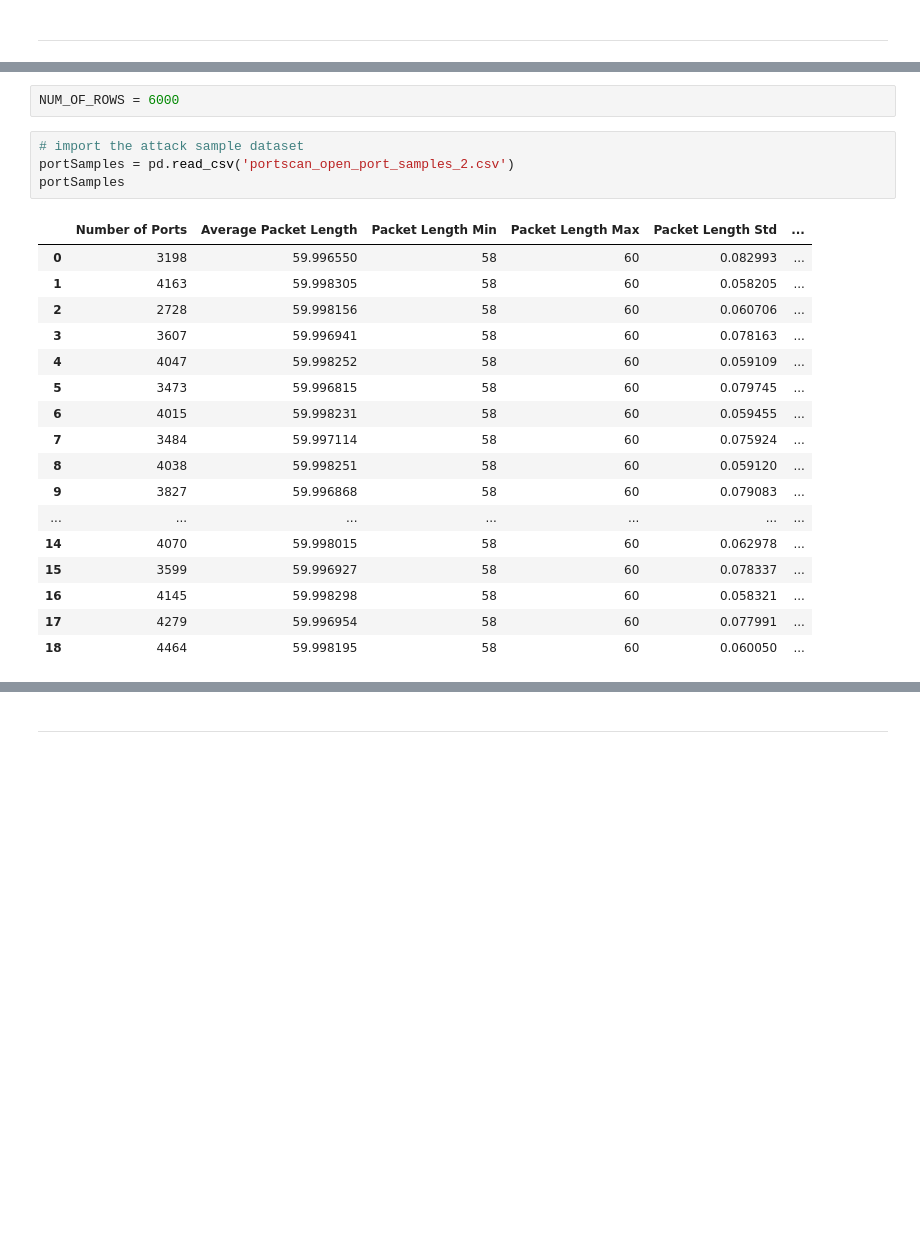
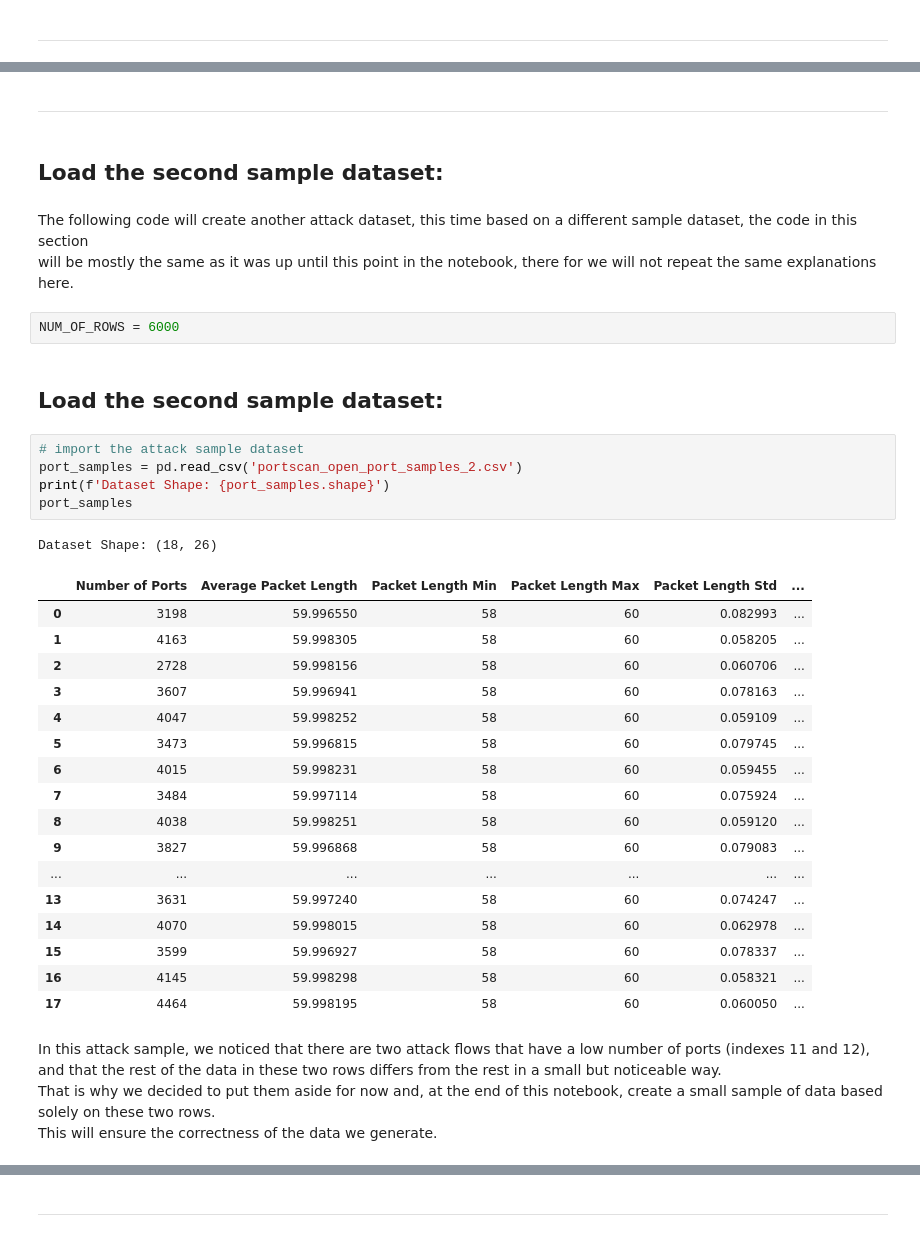
Before and after one commit to Shayhha/NetSpect, a Jupyter notebook: src/models/createAttackDatasets/portscan_open_ports_attack.ipynb, the cells around one changed output, grey strips where cells are left out. Cells and saved outputs as stored; diff of their text form; blank space fills up the shorter version.

```diff
--- a/src/models/newCreateAttackDatasets/prepare_port_attack_open_ports.ipynb
+++ b/src/models/createAttackDatasets/portscan_open_ports_attack.ipynb
@@ -449,25 +437,38 @@ portDataset
+# %% [markdown]
+---
+# %% [markdown]
+## Load the second sample dataset:
+# %% [markdown]
+The following code will create another attack dataset, this time based on a different sample dataset, the code in this section<br>
+will be mostly the same as it was up until this point in the notebook, there for we will not repeat the same explanations here.<br>
 # %%
 NUM_OF_ROWS = 6000
+# %% [markdown]
+## Load the second sample dataset:
 # %%
 # import the attack sample dataset
-portSamples = pd.read_csv('portscan_open_port_samples_2.csv')
-portSamples
+port_samples = pd.read_csv('portscan_open_port_samples_2.csv')
+print(f'Dataset Shape: {port_samples.shape}')
+port_samples
 # %% [output]
+Dataset Shape: (18, 26)
 |  | Number of Ports | Average Packet Length | Packet Length Min | Packet Length Max | Packet Length Std | ... |
 | 0 | 3198 | 59.996550 | 58 | 60 | 0.082993 | ... |
 | 1 | 4163 | 59.998305 | 58 | 60 | 0.058205 | ... |
 | 2 | 2728 | 59.998156 | 58 | 60 | 0.060706 | ... |
 | 3 | 3607 | 59.996941 | 58 | 60 | 0.078163 | ... |
 | 4 | 4047 | 59.998252 | 58 | 60 | 0.059109 | ... |
 | 5 | 3473 | 59.996815 | 58 | 60 | 0.079745 | ... |
 | 6 | 4015 | 59.998231 | 58 | 60 | 0.059455 | ... |
 | 7 | 3484 | 59.997114 | 58 | 60 | 0.075924 | ... |
 | 8 | 4038 | 59.998251 | 58 | 60 | 0.059120 | ... |
 | 9 | 3827 | 59.996868 | 58 | 60 | 0.079083 | ... |
 | ... | ... | ... | ... | ... | ... | ... |
+| 13 | 3631 | 59.997240 | 58 | 60 | 0.074247 | ... |
 | 14 | 4070 | 59.998015 | 58 | 60 | 0.062978 | ... |
 | 15 | 3599 | 59.996927 | 58 | 60 | 0.078337 | ... |
 | 16 | 4145 | 59.998298 | 58 | 60 | 0.058321 | ... |
-| 17 | 4279 | 59.996954 | 58 | 60 | 0.077991 | ... |
-| 18 | 4464 | 59.998195 | 58 | 60 | 0.060050 | ... |
+| 17 | 4464 | 59.998195 | 58 | 60 | 0.060050 | ... |
+# %% [markdown]
+In this attack sample, we noticed that there are two attack flows that have a low number of ports (indexes 11 and 12), and that the rest of the data in these two rows differs from the rest in a small but noticeable way.<br> That is why we decided to put them aside for now and, at the end of this notebook, create a small sample of data based solely on these two rows.<br> This will ensure the correctness of the data we generate.
 # %%
```
Also changed, not shown: parts of 163 cells of this notebook, 17 other files.
